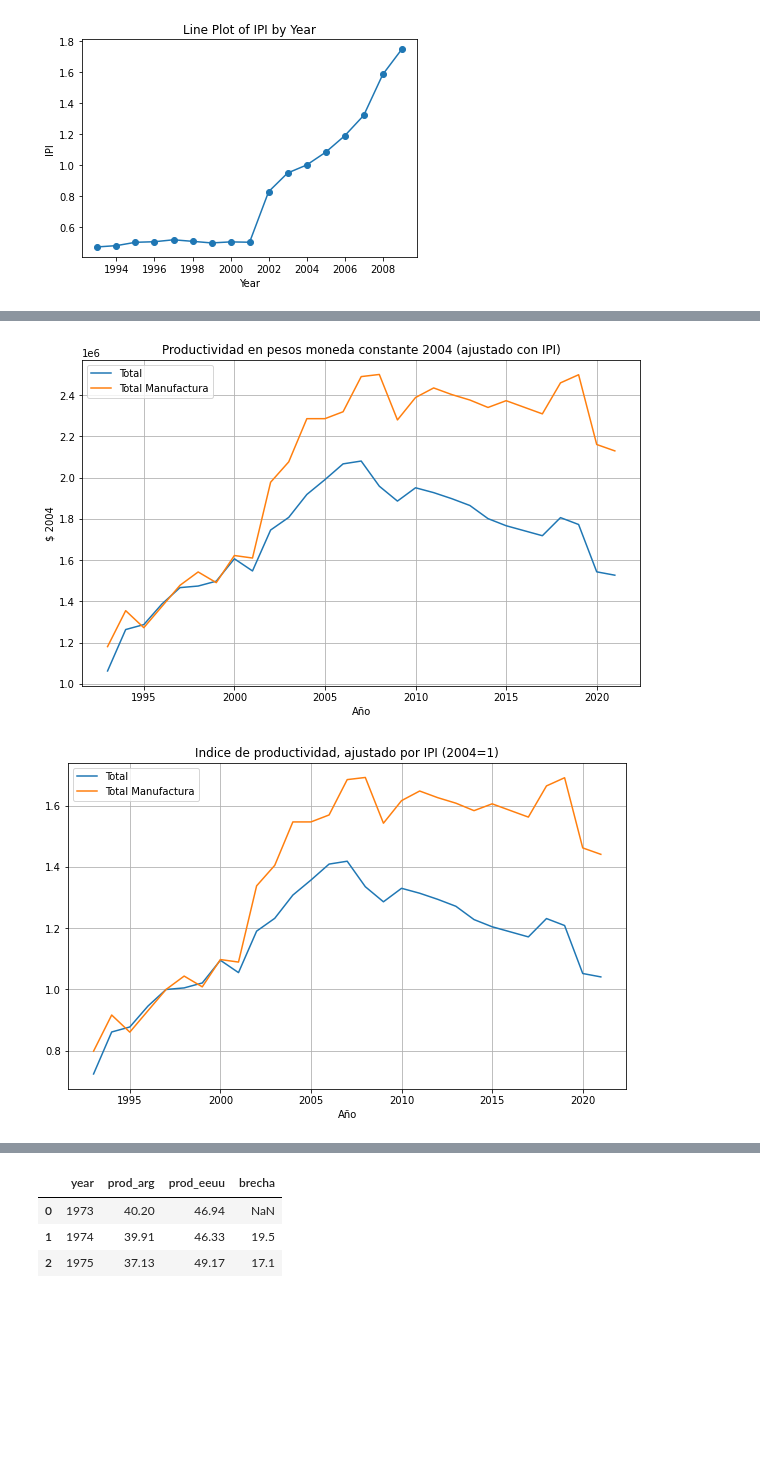
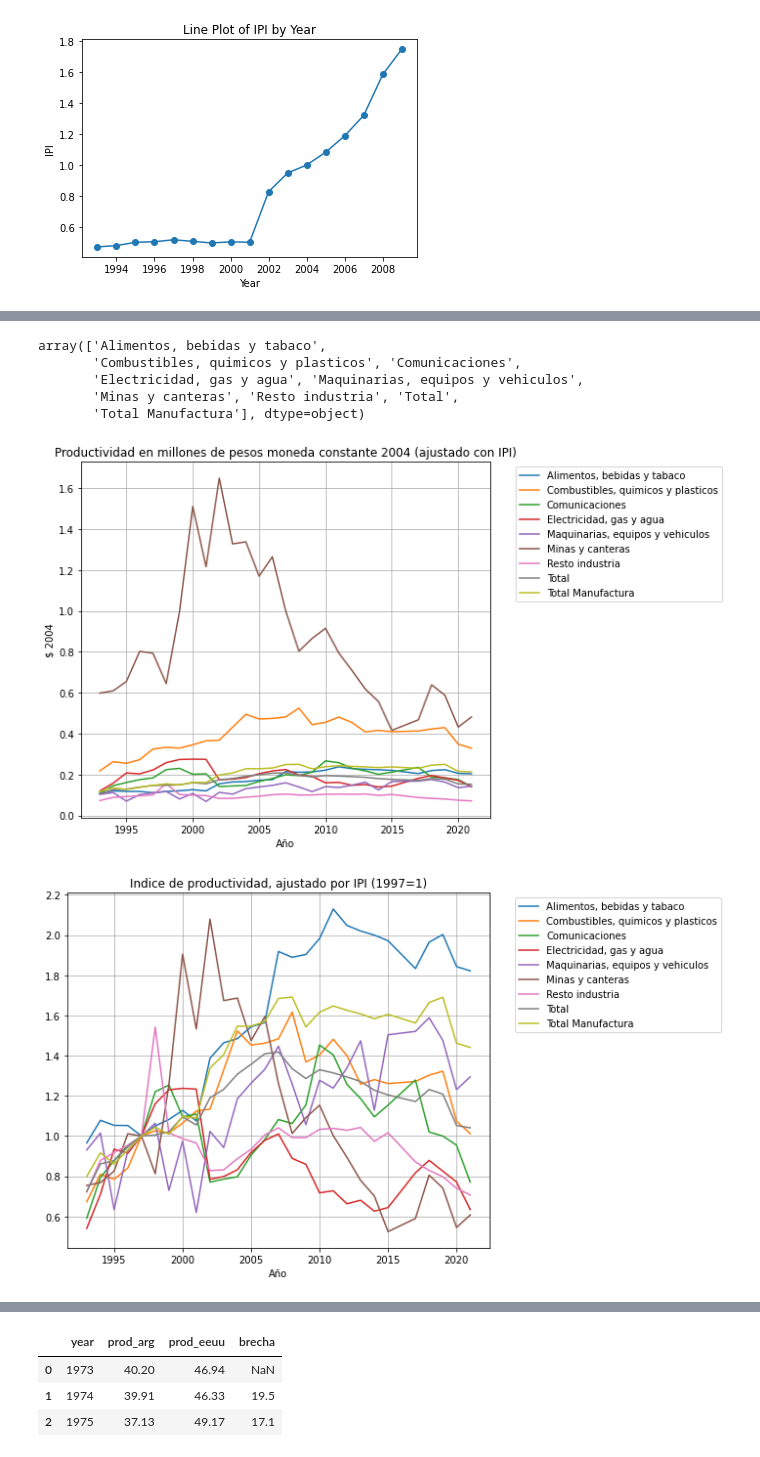
Before and after one commit to mateosuster/productivity_measures, a Jupyter notebook: enge/enge.ipynb, the cells around one changed output, grey strips where cells are left out. Drawn from its saved outputs; the diff is of its cells as text; code cells hidden in the pictures; blank space fills up the shorter version.

Commit message:
adding last results

```diff
--- a/enge/enge.ipynb
+++ b/enge/enge.ipynb
@@ -342,7 +342,7 @@ data_join = pd.merge(data_join,
          on = 'year')
 
 
-data_join['vab'] = data_join['vab'] * 10e6
+data_join['vab'] = data_join['vab'] # * 10e6
 data_join['ipi_empalme_04'] = data_join['ipi_empalme_04'] / 100
 
 data_join['vab_ipc'] = data_join['vab'] /data_join['IPC']
@@ -369,7 +369,8 @@ data_join['productividad_ipi_index_1'] = data_join['vab_ipi_index']/data_join['e
 ## index_TCP_1 = nivel de sobrevaluacion ipi + ipc
 ## index_TCP_1 = nivel de sobrevaluacion ipc
 ## TCP = TCC * index_TCP
-data_join.to_csv('../results/enge_results.csv')
+data_join.to_csv('../results/enge_results.csv', sep=';', decimal='.')
+data_join.to_excel("../results/enge_results.xlsx")
 # %%
 pd.set_option('display.max_columns', None)
 data_join.tail()
@@ -418,7 +419,8 @@ for i, var in enumerate(y_vars):
 # Set labels and title
 plt.xlabel('Year')
 plt.ylabel('')
-plt.title('ENGE. Variables seleccionadas. Base 1997 = 100')
+title = 'Empleo, VAB y productividad total de ENGE y total manufactura. Base 1997 = 100'
+plt.title(title)
 
 # Add a legend
 handles, labels = plt.gca().get_legend_handles_labels()
@@ -427,7 +429,7 @@ labels.extend(sectors)
 plt.legend(handles, labels)
 
 plt.grid(True)  # Add a grid
-
+plt.savefig('../results/' + title + '.png')
 # Show the plot
 plt.show()
 # %% [output]
@@ -435,24 +437,40 @@ plt.show()
+# %%
+data_join['sector'].unique()
+# %% [output]
+array(['Alimentos, bebidas y tabaco',
+       'Combustibles, quimicos y plasticos', 'Comunicaciones',
+       'Electricidad, gas y agua', 'Maquinarias, equipos y vehiculos',
+       'Minas y canteras', 'Resto industria', 'Total',
+       'Total Manufactura'], dtype=object)
 # %%
 sectors = ['Total',    'Total Manufactura'] # 'Minas y canteras',
-data_plot = data_join[data_join['sector'].isin(sectors)]
+# data_plot = data_join[data_join['sector'].isin(sectors)]
+# data_plot = data_join[data_join['sector'] != 'Minas y canteras' ]
+data_plot = data_join
 
 for variable, title, axis_y in zip(['productividad_ipi_level', 'productividad_ipi_index_1',  'productividad_tcp_1_level'],
-                                   ['Productividad en pesos moneda constante 2004 (ajustado con IPI)',  'Indice de productividad, ajustado por IPI (2004=1)', 'Productividad en USD TCP' ],
+                                   ['Productividad en millones de pesos moneda constante 2004 (ajustado con IPI)',  'Indice de productividad, ajustado por IPI (1997=1)', 'Productividad en USD TCP' ],
                                    ['$ 2004', '',  'USD TCP']):
 
 
     plt.figure(figsize=(10, 6))  # Adjust the figure size if needed
 
     # Group the data by sector and plot each group separately
     for sector, data in data_plot.groupby('sector'):
         plt.plot(data['year'], data[variable], label=sector)
 
     plt.xlabel('Año')
     plt.ylabel(axis_y)
     plt.title(title)
-    plt.legend()  # Show the legend with sector labels
+    # plt.legend()  # Show the legend with sector labels
+    # Place the legend outside the plot on the right side
+    plt.legend(bbox_to_anchor=(1.05, 1), loc='upper left')
     plt.grid(True)  # Add a grid
+    # Adjust the layout of the figure to accommodate the legend
+    plt.tight_layout()
+    plt.savefig('../results/' + title + '.png')
+
     plt.show()
 # %% [output]
-[figure, old version]
+[figure, new version]
-[figure, old version]
+[figure, new version]
```
Also changed, not shown: parts of 11 cells of this notebook, 8 other files.
